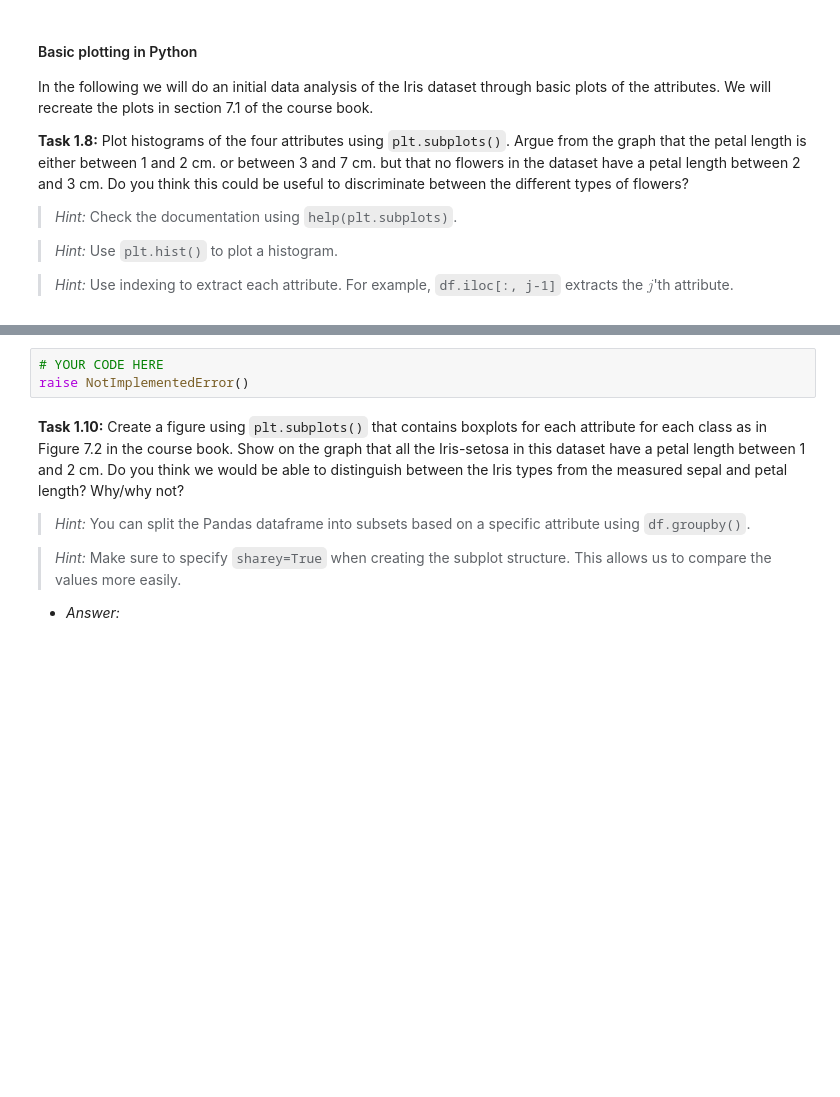
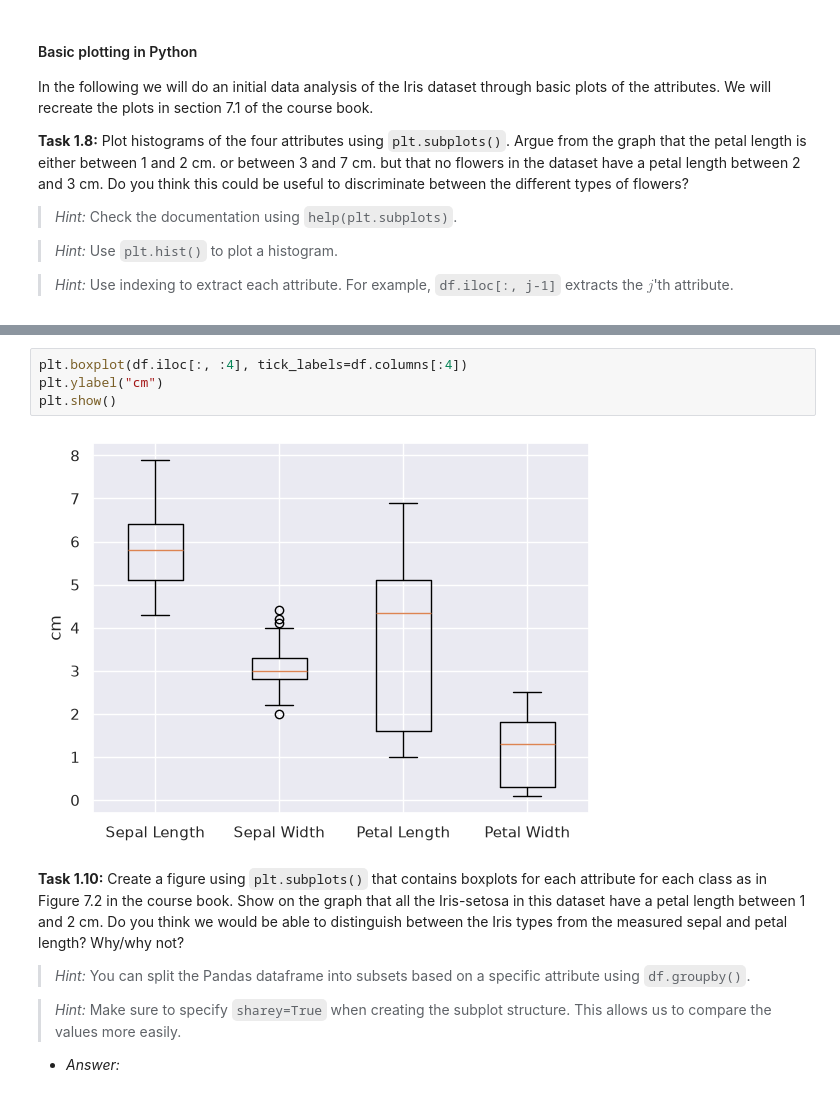
Before and after one commit to NicolaiNielsen/02452exercises, a Jupyter notebook: week1/exercise1.ipynb, the cells around one changed output, grey strips where cells are left out. Cells and saved outputs as stored; diff of their text form; blank space fills up the shorter version.

```diff
--- a/week1/exercise1.ipynb
+++ b/week1/exercise1.ipynb
@@ -241,6 +258,9 @@ raise NotImplementedError()
 # %%
-# YOUR CODE HERE
-raise NotImplementedError()
+plt.boxplot(df.iloc[:, :4], tick_labels=df.columns[:4])
+plt.ylabel("cm")
+plt.show()
+# %% [output]
+[figure, added]
 # %% [markdown]
 **Task 1.10:** Create a figure using `plt.subplots()` that contains boxplots for each attribute for each class as in Figure 7.2 in the course book. Show on the graph that all the Iris-setosa in this dataset have a petal length between 1 and 2 cm. Do you think we would be able to distinguish between the Iris types from the measured sepal and petal length? Why/why not?
 
```
Also changed, not shown: parts of 7 cells of this notebook.
